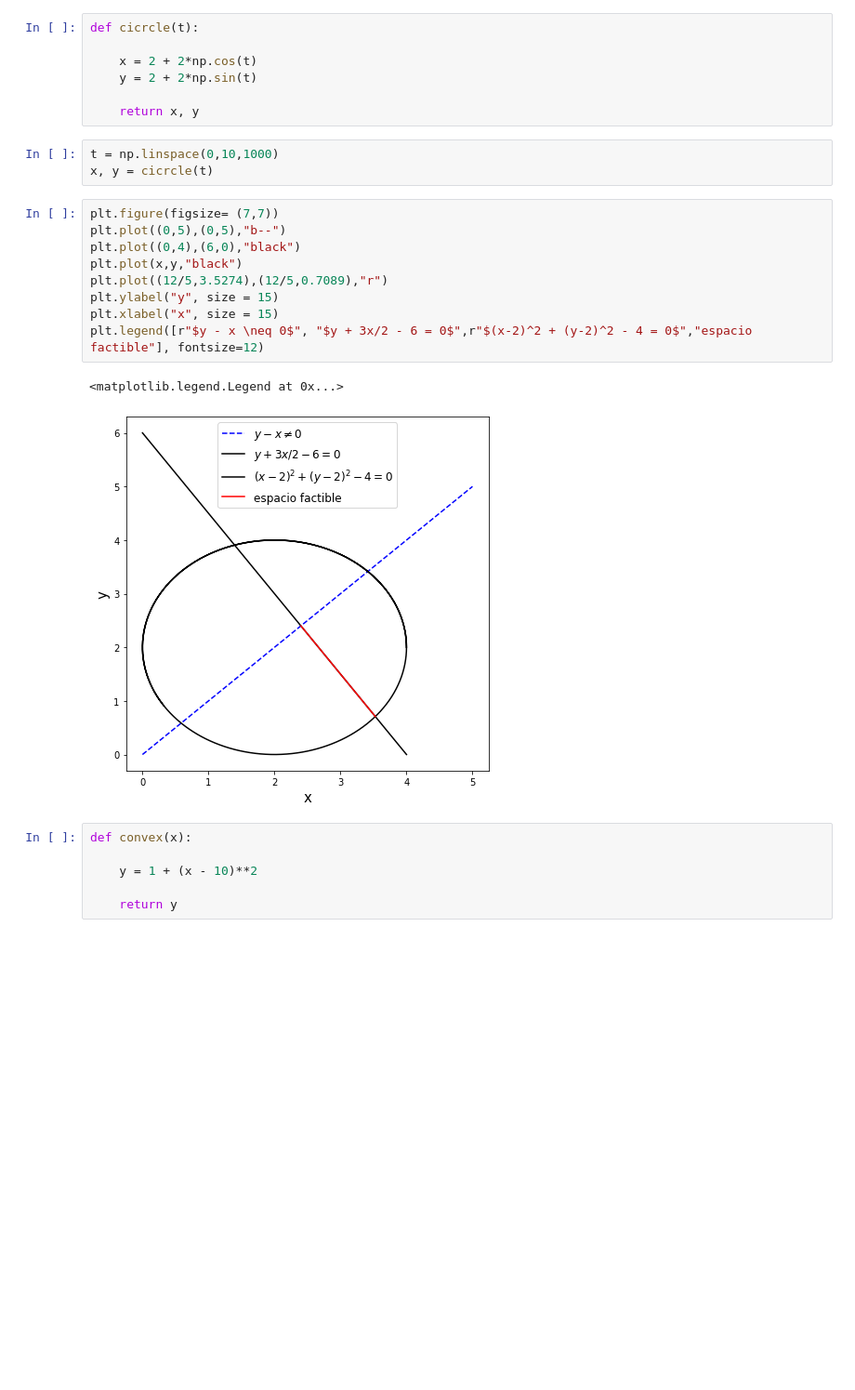
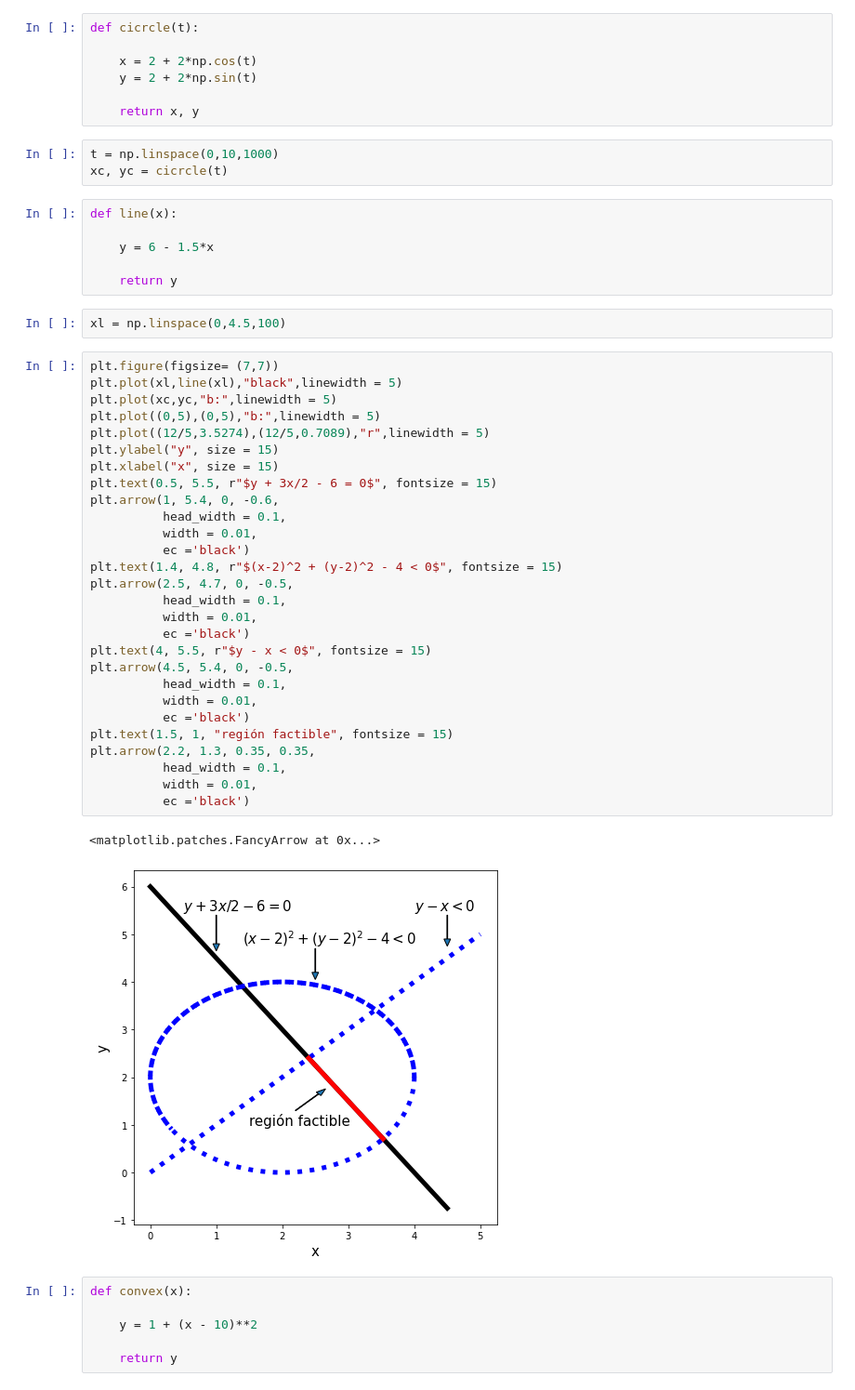
Before and after one commit to JuanM-GG/modelos-tesis, a Jupyter notebook: metaheuristicos.ipynb, the cells around one changed output. Shown at 93% size. Cells and saved outputs as stored; diff of their text form; blank space fills up the shorter version.

```diff
--- a/metaheuristicos.ipynb
+++ b/metaheuristicos.ipynb
@@ -13,19 +13,46 @@ def cicrcle(t):
     return x, y
 # %%
 t = np.linspace(0,10,1000)
-x, y = cicrcle(t)
+xc, yc = cicrcle(t)
-# %%
-plt.figure(figsize= (7,7))
-plt.plot((0,5),(0,5),"b--")
-plt.plot((0,4),(6,0),"black")
-plt.plot(x,y,"black")
-plt.plot((12/5,3.5274),(12/5,0.7089),"r")
-plt.ylabel("y", size = 15)
-plt.xlabel("x", size = 15)
-plt.legend([r"$y - x \neq 0$", "$y + 3x/2 - 6 = 0$",r"$(x-2)^2 + (y-2)^2 - 4 = 0$","espacio factible"], fontsize=12)
-# %% [output]
-<matplotlib.legend.Legend at 0x...>
-[figure, removed]
+# %%
+def line(x):
+
+    y = 6 - 1.5*x
+
+    return y
+# %%
+xl = np.linspace(0,4.5,100)
+# %%
+plt.figure(figsize= (7,7))
+plt.plot(xl,line(xl),"black",linewidth = 5)
+plt.plot(xc,yc,"b:",linewidth = 5)
+plt.plot((0,5),(0,5),"b:",linewidth = 5)
+plt.plot((12/5,3.5274),(12/5,0.7089),"r",linewidth = 5)
+plt.ylabel("y", size = 15)
+plt.xlabel("x", size = 15)
+plt.text(0.5, 5.5, r"$y + 3x/2 - 6 = 0$", fontsize = 15)
+plt.arrow(1, 5.4, 0, -0.6,
+          head_width = 0.1,
+          width = 0.01,
+          ec ='black')
+plt.text(1.4, 4.8, r"$(x-2)^2 + (y-2)^2 - 4 < 0$", fontsize = 15)
+plt.arrow(2.5, 4.7, 0, -0.5,
+          head_width = 0.1,
+          width = 0.01,
+          ec ='black')
+plt.text(4, 5.5, r"$y - x < 0$", fontsize = 15)
+plt.arrow(4.5, 5.4, 0, -0.5,
+          head_width = 0.1,
+          width = 0.01,
+          ec ='black')
+plt.text(1.5, 1, "región factible", fontsize = 15)
+plt.arrow(2.2, 1.3, 0.35, 0.35,
+          head_width = 0.1,
+          width = 0.01,
+          ec ='black')
+# %% [output]
+<matplotlib.patches.FancyArrow at 0x...>
+[figure, added]
 # %%
 def convex(x):
 
```
Also changed, not shown: parts of 11 cells of this notebook.
